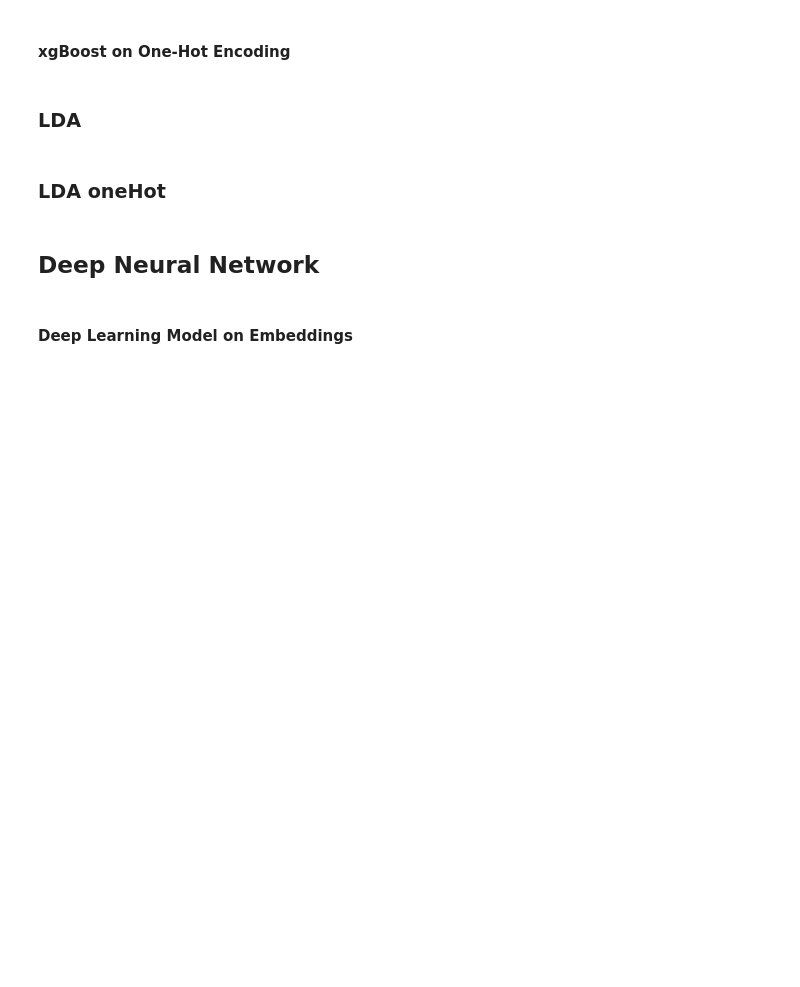
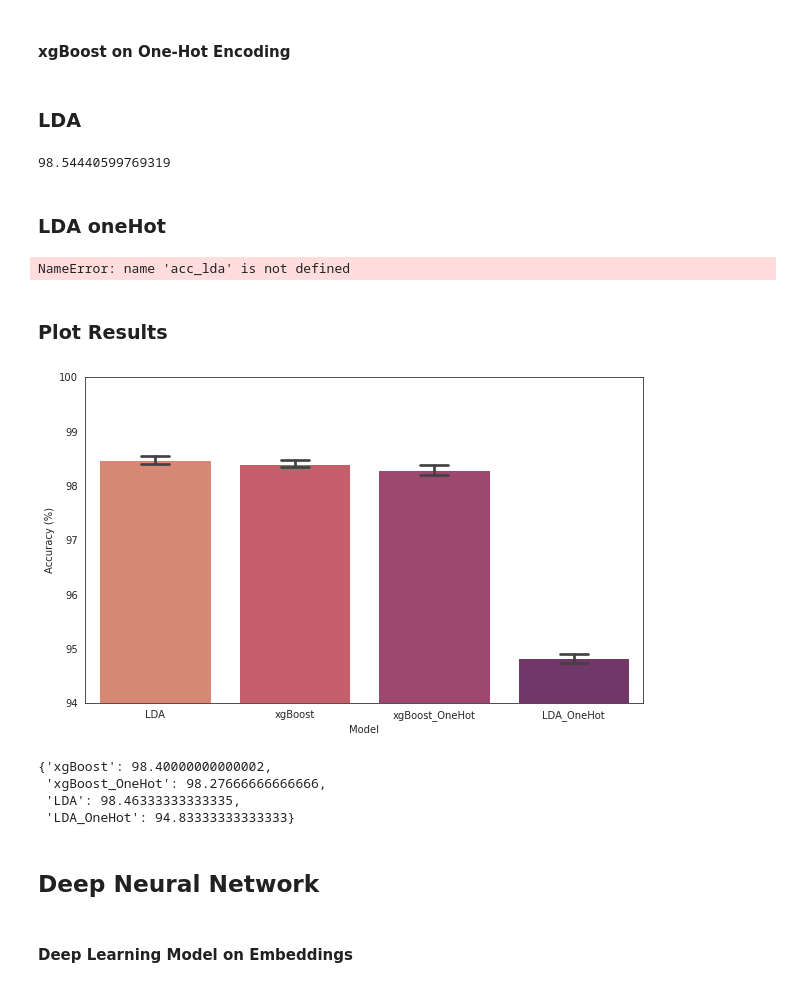
Before and after one commit to RomiGoldner/CVC, a Jupyter notebook: lab_notebooks/j_gene_classifier.ipynb, the cells around one changed output. Drawn from its saved outputs; the diff is of its cells as text; code cells hidden in the pictures; blank space fills up the shorter version.

```diff
--- a/lab_notebooks/j_gene_classifier.ipynb
+++ b/lab_notebooks/j_gene_classifier.ipynb
@@ -364,8 +403,37 @@ accuracy_dictionary['xgBoost_OneHot'], xgb_preds_onehot, xgb_classifier_onehot =
 ### LDA
 # %%
 accuracy_dictionary["LDA"], lda_preds, lda_classifier = lab_notebooks.utils.lda_classify(train_embeddings,embed_train_labels_num, validation_embeddings, embed_val_labels_num)
+accuracy_dictionary["LDA"]
+# %% [output]
+98.54440599769319
 # %% [markdown]
 ### LDA oneHot
 # %%
-accuracy_dictionary["LDA_OneHot"], lda_preds_onehot, lda_classifier_onehot =\
-    lab_notebooks.utils.xgb_classify(train_seqs_stack, train_labels_num, valid_seqs_stack, val_labels_num)
+import lab_notebooks.utils
+accuracy_dictionary['LDA_OneHot'], lda_preds_onehot, lda_classifier_onehot =\
+    lab_notebooks.utils.lda_classify(train_seqs_stack, train_labels_num, valid_seqs_stack, val_labels_num)
+# %% [output]
+NameError: name 'acc_lda' is not defined
+# %% [markdown]
+### Plot Results
+# %%
+res_dic = {'model' : ['xgBoost', 'xgBoost', 'xgBoost',
+            'xgBoost_OneHot', 'xgBoost_OneHot', 'xgBoost_OneHot',
+            'LDA','LDA','LDA', 'LDA_OneHot','LDA_OneHot','LDA_OneHot'],
+            'accuracy': [98.34, 98.39, 98.47, 98.2, 98.37, 98.26, 98.4, 98.45, 98.54, 94.9, 94.86, 94.74]}
+# %%
+# barplot of accuracy with error bars
+df = pd.DataFrame(res_dic)
+df = df.sort_values(by='accuracy', ascending=False)
+df = df.reset_index(drop=True)
+df
+# plot
+fig, ax = plt.subplots(figsize=(10,6))
+sns.barplot(x='model', y='accuracy', data=df, ax=ax, palette="flare",capsize=.2)
+# ax.set_title('Accuracy of different classification models')
+ax.set_ylabel('Accuracy (%)')
+ax.set_xlabel('Model')
+ax.set_ylim(94, 100)
+plt.show()
+# %% [output]
+[figure, added]
@@ -372,3 +445,12 @@ accuracy_dictionary["LDA_OneHot"], lda_preds_onehot, lda_classifier_onehot =\
+# %%
+# calculate mean accuracy for each model
+res_dic_avg = {key: np.mean(value) for key, value in res_dic_1.items()}
+res_dic_avg
+# %% [output]
+{'xgBoost': 98.40000000000002,
+ 'xgBoost_OneHot': 98.27666666666666,
+ 'LDA': 98.46333333333335,
+ 'LDA_OneHot': 94.83333333333333}
 # %% [markdown]
 ## Deep Neural Network
 # %% [markdown]
```
Also changed, not shown: parts of 30 cells of this notebook, 1 other file.
